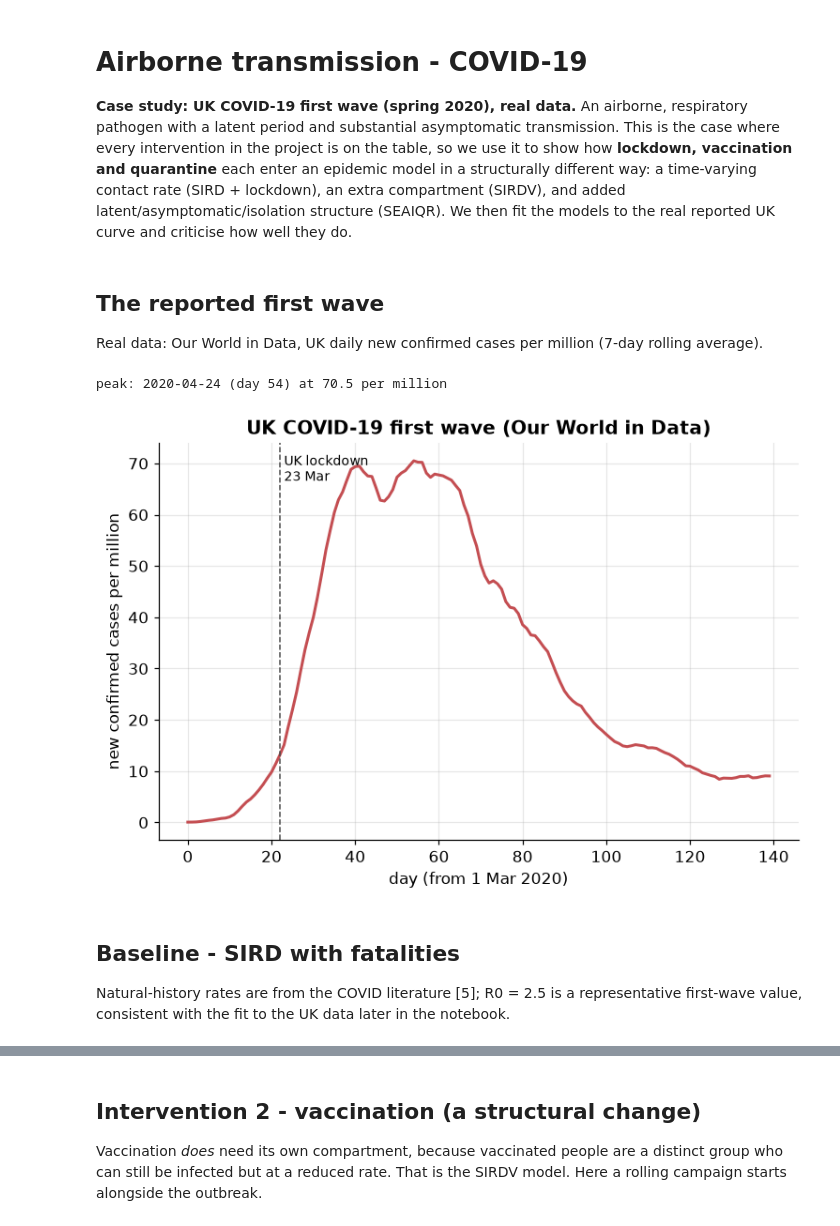
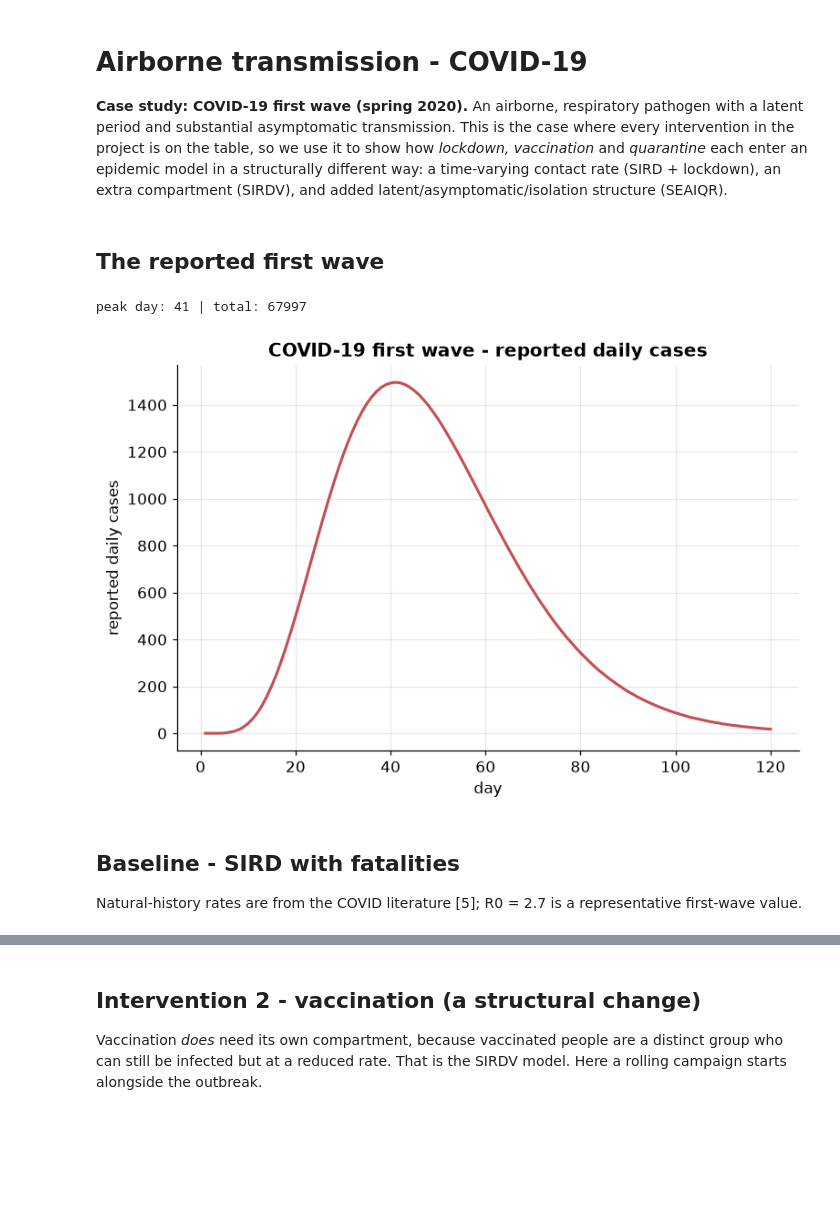
Before and after one commit to isabellamwest/Living_Systems_Project, a Jupyter notebook: airborne/covid/covid_first_wave.ipynb, the cells around one changed output, grey strips where cells are left out. Cells and saved outputs as stored; diff of their text form; code cells hidden in the pictures; blank space fills up the shorter version.

```diff
--- a/airborne/covid/covid_first_wave.ipynb
+++ b/airborne/covid/covid_first_wave.ipynb
@@ -1,7 +1,7 @@
 # %% [markdown]
 # Airborne transmission - COVID-19
 
-**Case study: UK COVID-19 first wave (spring 2020), real data.** An airborne, respiratory pathogen with a latent period and substantial asymptomatic transmission. This is the case where every intervention in the project is on the table, so we use it to show how **lockdown, vaccination and quarantine** each enter an epidemic model in a structurally different way: a time-varying contact rate (SIRD + lockdown), an extra compartment (SIRDV), and added latent/asymptomatic/isolation structure (SEAIQR). We then fit the models to the real reported UK curve and criticise how well they do.
+**Case study: COVID-19 first wave (spring 2020).** An airborne, respiratory pathogen with a latent period and substantial asymptomatic transmission. This is the case where every intervention in the project is on the table, so we use it to show how *lockdown, vaccination* and *quarantine* each enter an epidemic model in a structurally different way: a time-varying contact rate (SIRD + lockdown), an extra compartment (SIRDV), and added latent/asymptomatic/isolation structure (SEAIQR).
 # %%
 import sys, pathlib
 _root = pathlib.Path.cwd()
@@ -20,38 +20,24 @@ from simulation.grid import ABMParams, InterventionSettings, RandomWalkModel, ru
 from simulation.agents import State
 
 plotting.use_house_style()
-# %% [markdown]
-## The reported first wave
-
-Real data: Our World in Data, UK daily new confirmed cases per million (7-day rolling average).
-# %%
-# Real data: Our World in Data, UK daily new confirmed cases per million,
-# 7-day rolling average, 1 Mar - 18 Jul 2020 (the first wave).
-DATA = pathlib.Path.cwd() / "data" / "owid_uk_daily_cases_per_million.csv"
-raw = pd.read_csv(DATA)
-raw["Day"] = pd.to_datetime(raw["Day"])
-reported = pd.DataFrame({
-    "day": (raw["Day"] - raw["Day"].min()).dt.days,   # days since 1 Mar 2020
-    "date": raw["Day"],
-    "cases_per_million": raw["New cases (per 1M)"],
-})
-LOCKDOWN_DAY = int((pd.Timestamp("2020-03-23") - raw["Day"].min()).days)   # UK lockdown
-
-fig, ax = plt.subplots()
-ax.plot(reported["day"], reported["cases_per_million"], color=plotting.PALETTE["I"], lw=2)
-ax.axvline(LOCKDOWN_DAY, color=plotting.PALETTE["D"], ls="--", lw=1)
-ax.text(LOCKDOWN_DAY + 1, ax.get_ylim()[1] * 0.9, "UK lockdown\n23 Mar", fontsize=9)
-ax.set_xlabel("day (from 1 Mar 2020)"); ax.set_ylabel("new confirmed cases per million")
-ax.set_title("UK COVID-19 first wave (Our World in Data)")
-peak_day = int(reported.loc[reported["cases_per_million"].idxmax(), "day"])
-print("peak:", reported.loc[reported["cases_per_million"].idxmax(), "date"].date(),
-      f"(day {peak_day}) at {reported['cases_per_million'].max():.1f} per million")
-# %% [output]
-peak: 2020-04-24 (day 54) at 70.5 per million
-[figure, removed]
+# %% [markdown]
+## The reported first wave
+# %%
+DATA = pathlib.Path.cwd() / "data" / "covid_firstwave_daily.csv"
+reported = pd.read_csv(DATA, comment="#")
+
+fig, ax = plt.subplots()
+ax.plot(reported["day"], reported["cases"], color=plotting.PALETTE["I"], lw=2)
+ax.set_xlabel("day"); ax.set_ylabel("reported daily cases")
+ax.set_title("COVID-19 first wave - reported daily cases")
+print("peak day:", int(reported.loc[reported['cases'].idxmax(), 'day']),
+      "| total:", int(reported['cases'].sum()))
+# %% [output]
+peak day: 41 | total: 67997
+[figure, added]
 # %% [markdown]
 ## Baseline - SIRD with fatalities
 
-Natural-history rates are from the COVID literature [5]; R0 = 2.5 is a representative first-wave value, consistent with the fit to the UK data later in the notebook.
+Natural-history rates are from the COVID literature [5]; R0 = 2.7 is a representative first-wave value.
 # %%
 # Population and natural-history parameters for the first wave.
```
Also changed, not shown: parts of 15 cells of this notebook, 4 other files.
